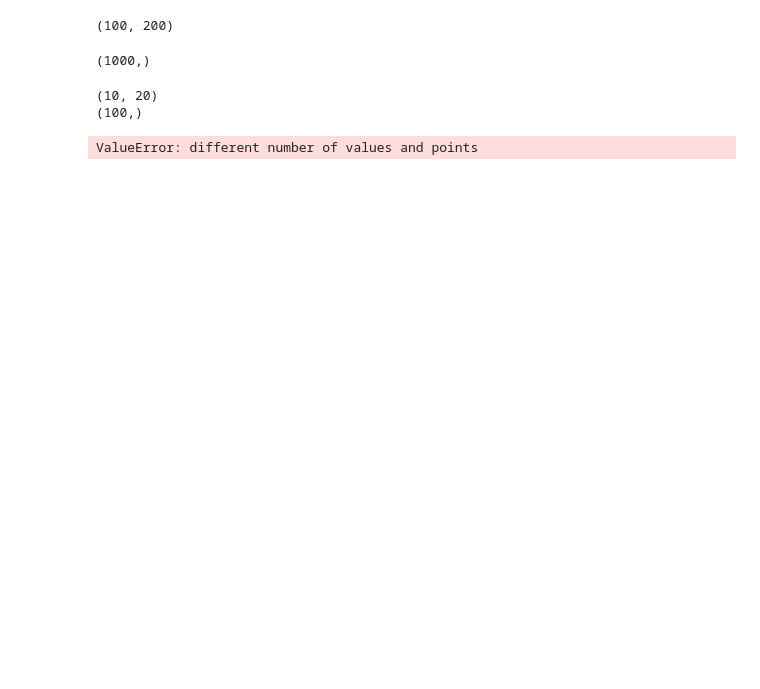
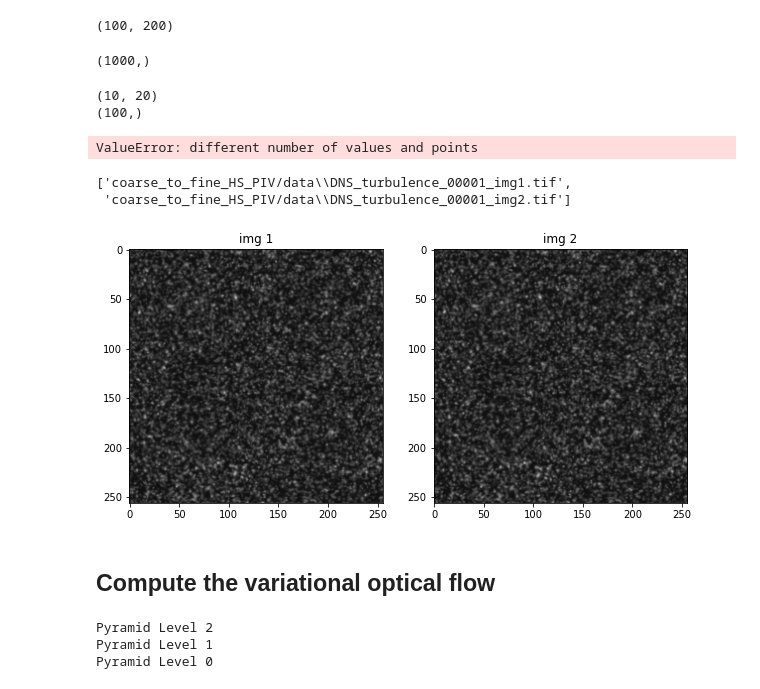
Before and after one commit to pakhuiying/optical_flow_fluid, a Jupyter notebook: Horn_Schunck.ipynb, the cells around one changed output. Saved outputs shown, nothing was run; the diff lists cells and outputs as text; code cells hidden in the pictures; blank space fills up the shorter version.

Commit message:
compute optical flow with Horn_Schunck algo

```diff
--- a/Horn_Schunck.ipynb
+++ b/Horn_Schunck.ipynb
@@ -880,0 +895,26 @@ ValueError: different number of values and points
+# %%
+turbulence_file = [join('coarse_to_fine_HS_PIV/data',f) for f in listdir('coarse_to_fine_HS_PIV/data') if 'DNS_turbulence_00001' in f and f.endswith('.tif')]
+turbulence_img = [cv.cvtColor(cv.imread(f),cv.COLOR_BGR2RGB) for f in turbulence_file]
+turbulence_file
+# %% [output]
+['coarse_to_fine_HS_PIV/data\\DNS_turbulence_00001_img1.tif',
+ 'coarse_to_fine_HS_PIV/data\\DNS_turbulence_00001_img2.tif']
+# %%
+fig, axes = plt.subplots(1,2,figsize=(10,5))
+for i,(ax,im) in enumerate(zip(axes.flatten(),turbulence_img)):
+    ax.imshow(im)
+    ax.set_title(f'img {i+1}')
+
+plt.show()
+# %% [output]
+[figure, added]
+# %% [markdown]
+## Compute the variational optical flow
+# %%
+lamb = 10
+im1, im2 = turbulence_img
+u,v = HS_pyramids(im1,im2,lamb=lamb,PARA=para)
+# %% [output]
+Pyramid Level 2
+Pyramid Level 1
+Pyramid Level 0
```
Also changed, not shown: parts of 35 cells of this notebook, 2 other files.
